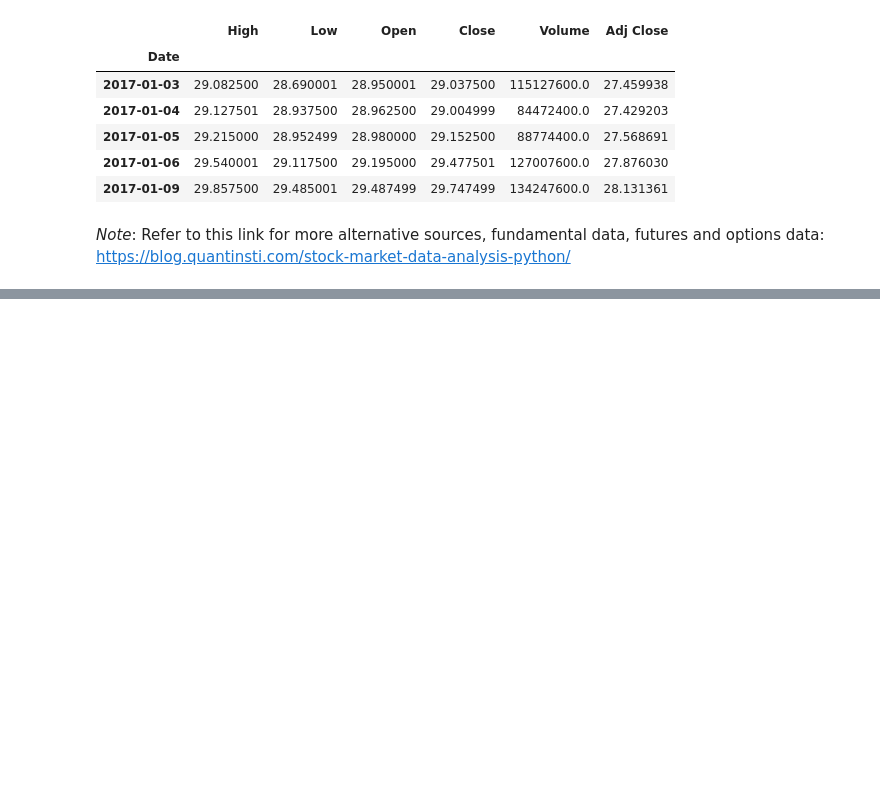
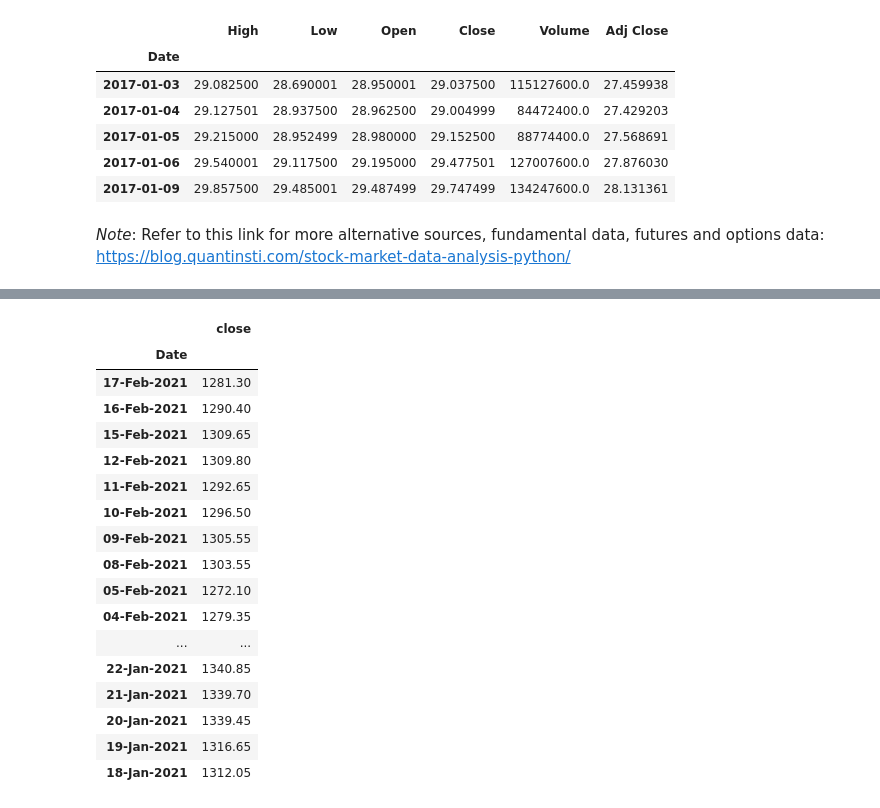
Before and after one commit to devtools4me/crypto-c3, a Jupyter notebook: jupyter/TimeSeries.ipynb, the cells around one changed output, grey strips where cells are left out. Saved outputs shown, nothing was run; the diff lists cells and outputs as text; code cells hidden in the pictures; blank space fills up the shorter version.

```diff
--- a/jupyter/TimeSeries.ipynb
+++ b/jupyter/TimeSeries.ipynb
@@ -133,0 +134,25 @@ infy.tail()
+# %%
+infy_close = infy [['Date','close']]
+
+infy_close.set_index('Date', inplace=True)
+
+infy_close
+# %% [output]
+|  | close |
+| Date |  |
+| 17-Feb-2021 | 1281.30 |
+| 16-Feb-2021 | 1290.40 |
+| 15-Feb-2021 | 1309.65 |
+| 12-Feb-2021 | 1309.80 |
+| 11-Feb-2021 | 1292.65 |
+| 10-Feb-2021 | 1296.50 |
+| 09-Feb-2021 | 1305.55 |
+| 08-Feb-2021 | 1303.55 |
+| 05-Feb-2021 | 1272.10 |
+| 04-Feb-2021 | 1279.35 |
+| ... | ... |
+| 22-Jan-2021 | 1340.85 |
+| 21-Jan-2021 | 1339.70 |
+| 20-Jan-2021 | 1339.45 |
+| 19-Jan-2021 | 1316.65 |
+| 18-Jan-2021 | 1312.05 |
```
Also changed, not shown: parts of 2 cells of this notebook, 1 other file.
